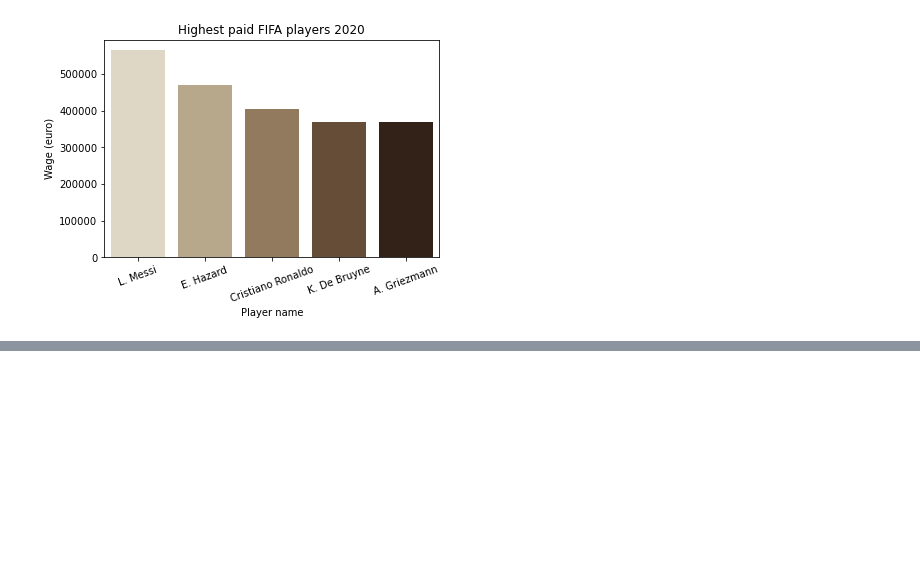
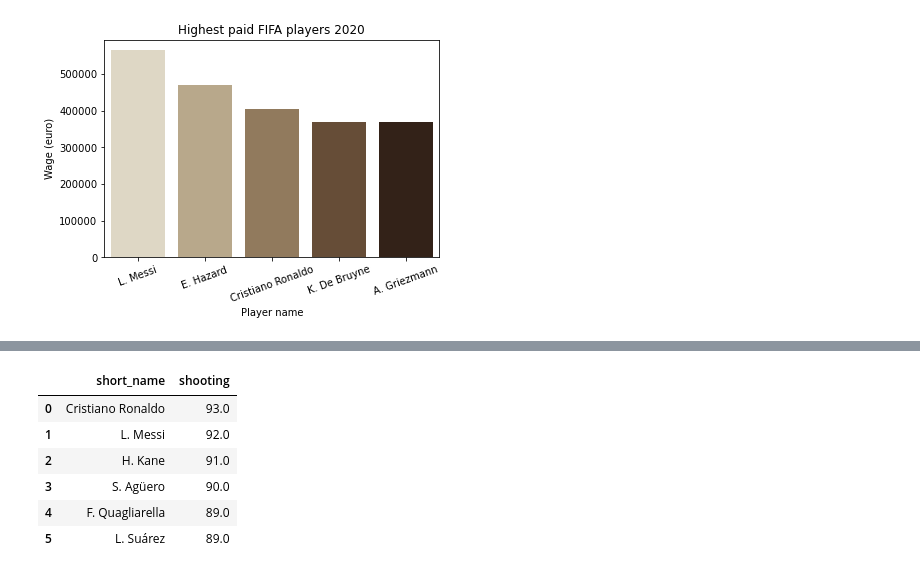
Before and after one commit to AddisonS44/Data-Project-1, a Jupyter notebook: Data Project 1.ipynb, the cells around one changed output, grey strips where cells are left out. Cells and saved outputs as stored; diff of their text form; code cells hidden in the pictures; blank space fills up the shorter version.

```diff
--- a/Data Project 1.ipynb
+++ b/Data Project 1.ipynb
@@ -144,0 +190,15 @@ plt.show()
+# %%
+#13. Show top 5 players who have great shooting skills among all with short name.
+
+shooting_df = players_df.sort_values(by=['shooting'], ascending=False).reset_index()
+
+shooting_limit = shooting_df.shooting[4]
+shooting_df[['short_name', 'shooting']][shooting_df.shooting >= shooting_limit]
+# %% [output]
+|  | short_name | shooting |
+| 0 | Cristiano Ronaldo | 93.0 |
+| 1 | L. Messi | 92.0 |
+| 2 | H. Kane | 91.0 |
+| 3 | S. Agüero | 90.0 |
+| 4 | F. Quagliarella | 89.0 |
+| 5 | L. Suárez | 89.0 |
```
Also changed, not shown: parts of 13 cells of this notebook.
